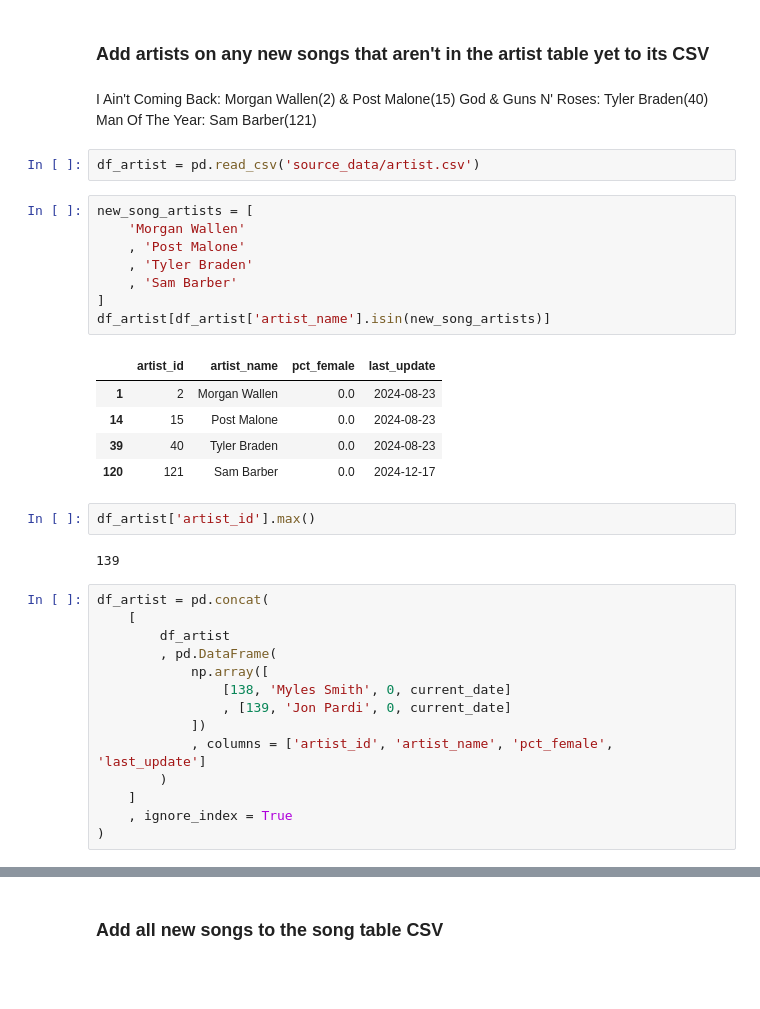
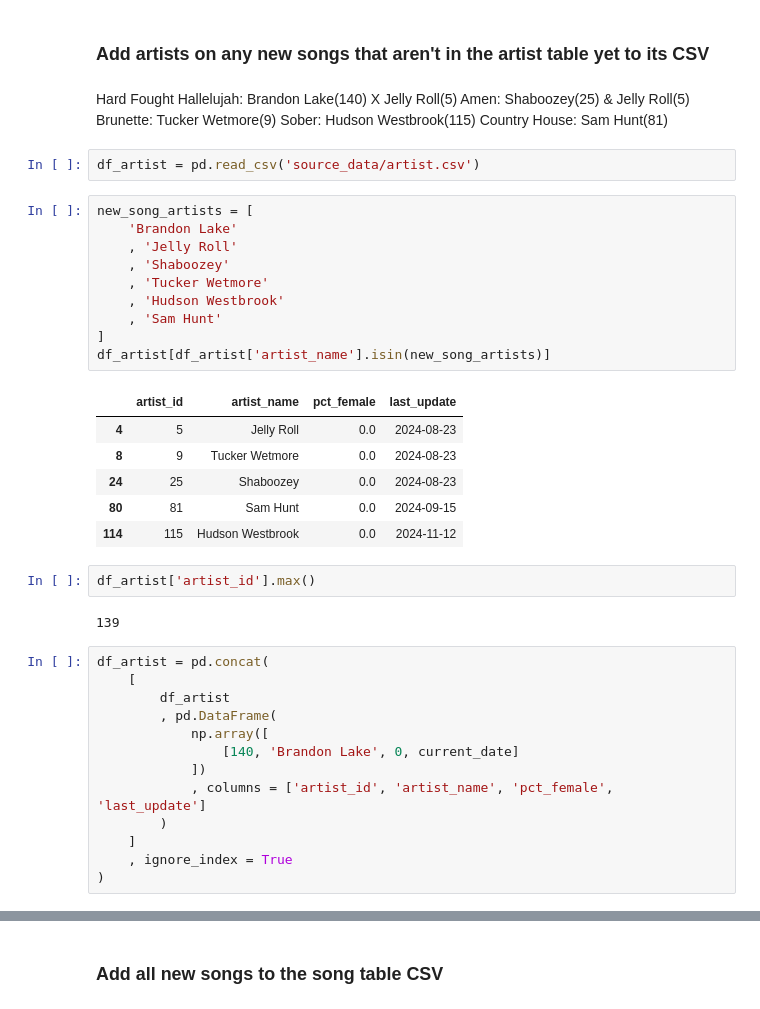
Before and after one commit to jwmanahan/billboard, a Jupyter notebook: add_new_week.ipynb, the cells around one changed output, grey strips where cells are left out. Saved outputs shown, nothing was run; the diff lists cells and outputs as text; blank space fills up the shorter version.

```diff
--- a/add_new_week.ipynb
+++ b/add_new_week.ipynb
@@ -145,25 +145,30 @@ print(list(new_song_to_rank.keys()))
 # %% [markdown]
 ### Add artists on any new songs that aren't in the artist table yet to its CSV
 # %% [markdown]
-I Ain't Coming Back: Morgan Wallen(2) & Post Malone(15)
-God & Guns N' Roses: Tyler Braden(40)
-Man Of The Year: Sam Barber(121)
+Hard Fought Hallelujah: Brandon Lake(140) X Jelly Roll(5)
+Amen: Shaboozey(25) & Jelly Roll(5)
+Brunette: Tucker Wetmore(9)
+Sober: Hudson Westbrook(115)
+Country House: Sam Hunt(81)
 # %%
 df_artist = pd.read_csv('source_data/artist.csv')
 # %%
 new_song_artists = [
-    'Morgan Wallen'
-    , 'Post Malone'
-    , 'Tyler Braden'
-    , 'Sam Barber'
+    'Brandon Lake'
+    , 'Jelly Roll'
+    , 'Shaboozey'
+    , 'Tucker Wetmore'
+    , 'Hudson Westbrook'
+    , 'Sam Hunt'
 ]
 df_artist[df_artist['artist_name'].isin(new_song_artists)]
 # %% [output]
 |  | artist_id | artist_name | pct_female | last_update |
-| 1 | 2 | Morgan Wallen | 0.0 | 2024-08-23 |
-| 14 | 15 | Post Malone | 0.0 | 2024-08-23 |
-| 39 | 40 | Tyler Braden | 0.0 | 2024-08-23 |
-| 120 | 121 | Sam Barber | 0.0 | 2024-12-17 |
+| 4 | 5 | Jelly Roll | 0.0 | 2024-08-23 |
+| 8 | 9 | Tucker Wetmore | 0.0 | 2024-08-23 |
+| 24 | 25 | Shaboozey | 0.0 | 2024-08-23 |
+| 80 | 81 | Sam Hunt | 0.0 | 2024-09-15 |
+| 114 | 115 | Hudson Westbrook | 0.0 | 2024-11-12 |
 # %%
 df_artist['artist_id'].max()
 # %% [output]
@@ -174,8 +179,7 @@ df_artist = pd.concat(
         df_artist
         , pd.DataFrame(
             np.array([
-                [138, 'Myles Smith', 0, current_date]
-                , [139, 'Jon Pardi', 0, current_date]
+                [140, 'Brandon Lake', 0, current_date]
             ])
             , columns = ['artist_id', 'artist_name', 'pct_female', 'last_update']
         )
```
Also changed, not shown: parts of 24 cells of this notebook, 5 other files.
